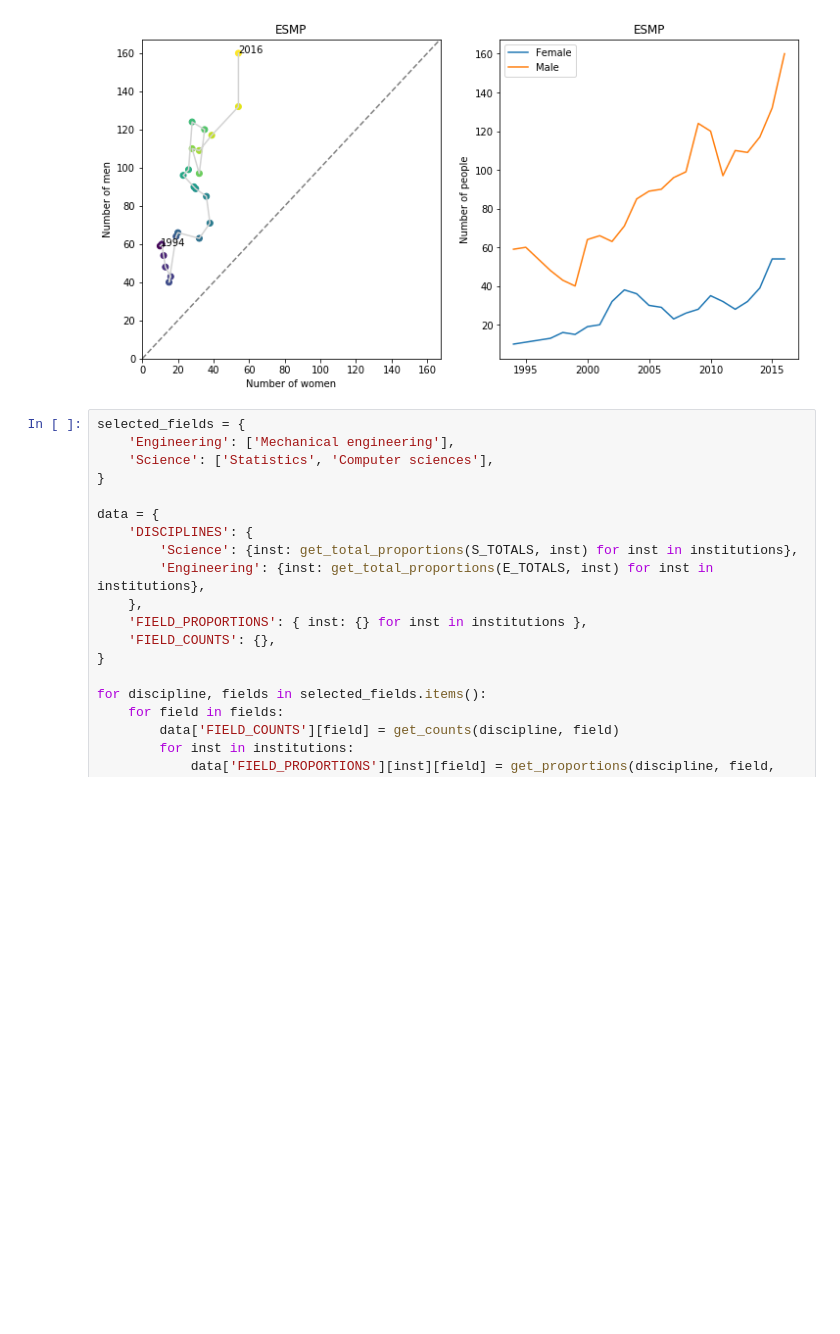
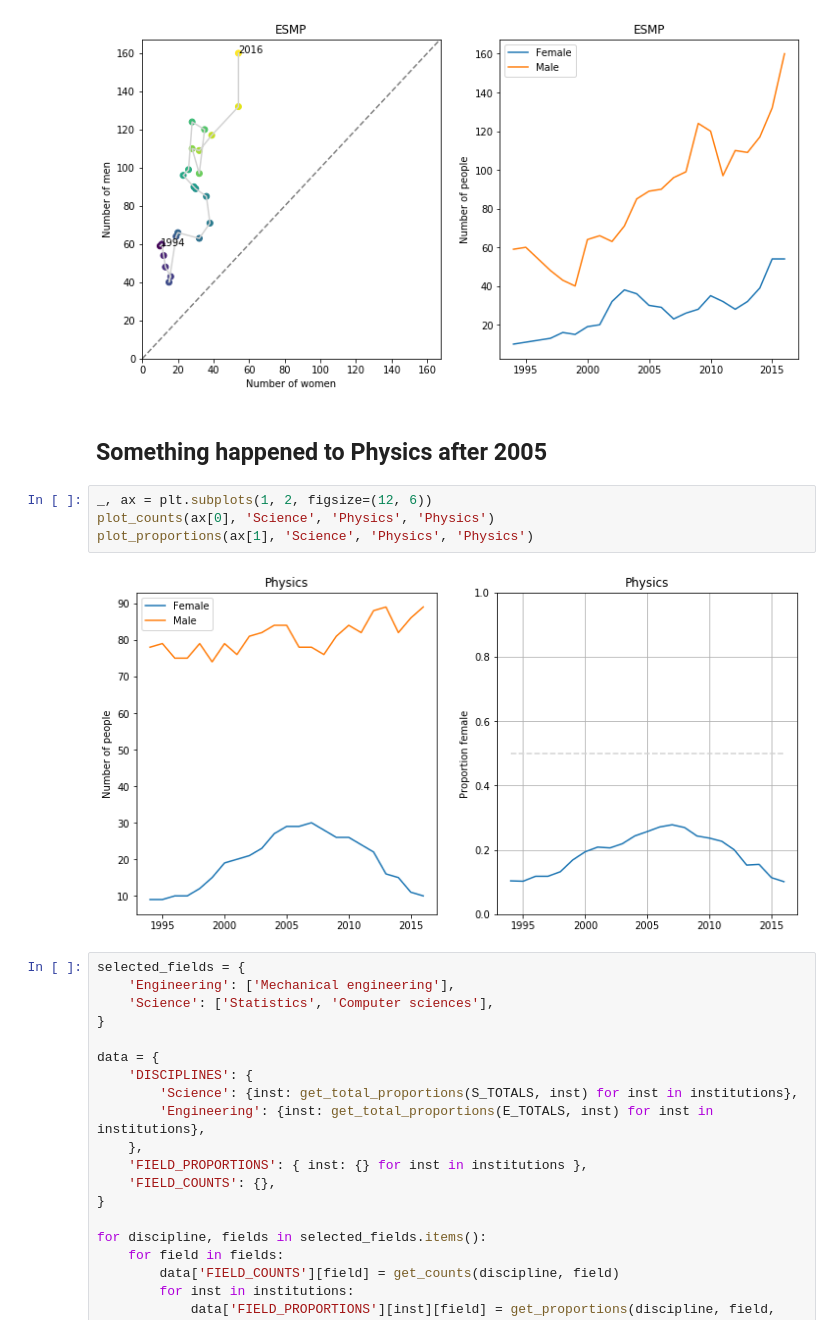
Before and after one commit to spec-journalism/gss-diversity, a Jupyter notebook: notebooks/narrative.ipynb, the cells around one changed output. Cells and saved outputs as stored; diff of their text form; blank space fills up the shorter version.

```diff
--- a/notebooks/narrative.ipynb
+++ b/notebooks/narrative.ipynb
@@ -217,6 +217,14 @@ plot_connected(ax[0], 'Engineering', 'Engineering science, mechanics, and physic
 plot_counts(ax[1], 'Engineering', 'Engineering science, mechanics, and physics', 'ESMP')
 # %% [output]
 [figure]
+# %% [markdown]
+## Something happened to Physics after 2005
+# %%
+_, ax = plt.subplots(1, 2, figsize=(12, 6))
+plot_counts(ax[0], 'Science', 'Physics', 'Physics')
+plot_proportions(ax[1], 'Science', 'Physics', 'Physics')
+# %% [output]
+[figure, added]
 # %%
 selected_fields = {
     'Engineering': ['Mechanical engineering'],
```
Also changed, not shown: parts of 2 cells of this notebook.
